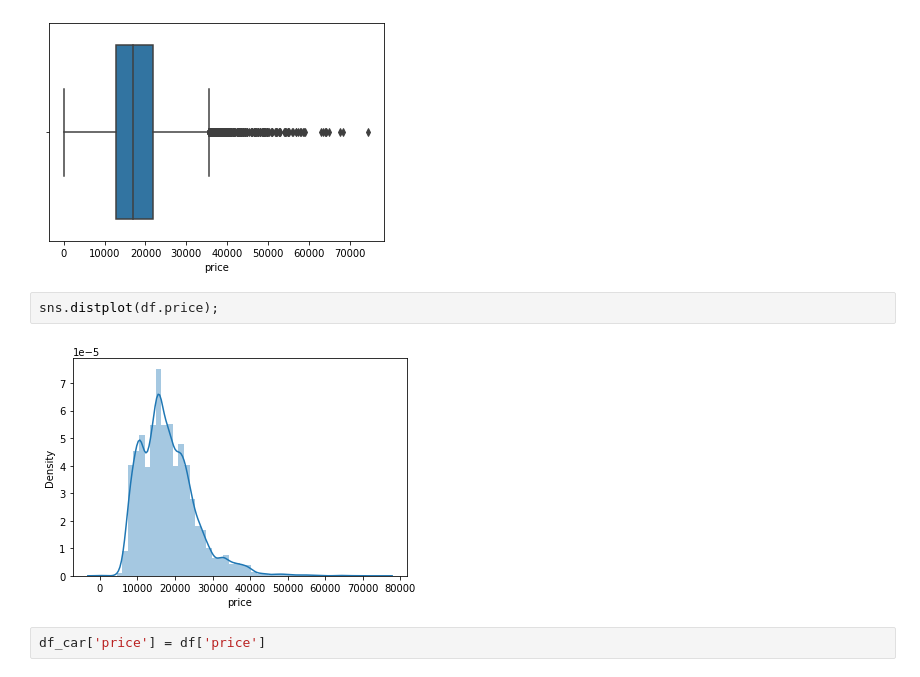
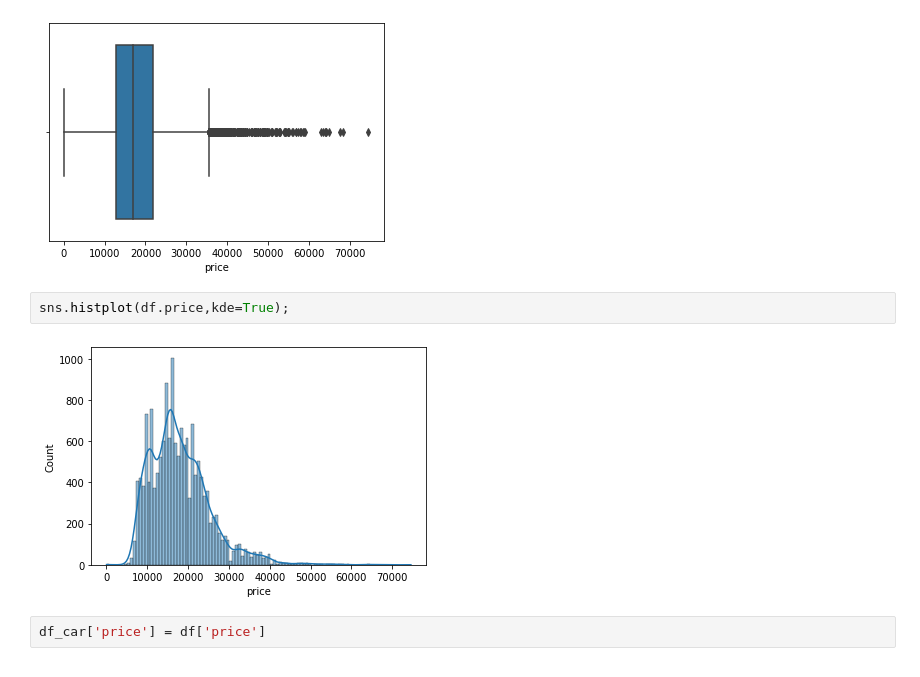
Before and after one commit to hsaglamlar/Data-Analysis-and-Visualisation-Projects, a Jupyter notebook: Scout_Car_EDA_Project/AutoScout_clean.ipynb, the cells around one changed output. Saved outputs shown, nothing was run; the diff lists cells and outputs as text.

```diff
--- a/Scout_Car_EDA_Project/AutoScout_clean.ipynb
+++ b/Scout_Car_EDA_Project/AutoScout_clean.ipynb
@@ -154,9 +154,9 @@ sns.boxplot(df['price']);
 # %% [output]
 [figure]
 # %%
-sns.distplot(df.price);
+sns.histplot(df.price,kde=True);
 # %% [output]
-[figure, old version]
+[figure, new version]
 # %%
 df_car['price'] = df['price']
 # %% [markdown]
```
Also changed, not shown: parts of 51 cells of this notebook, 6 other files.
